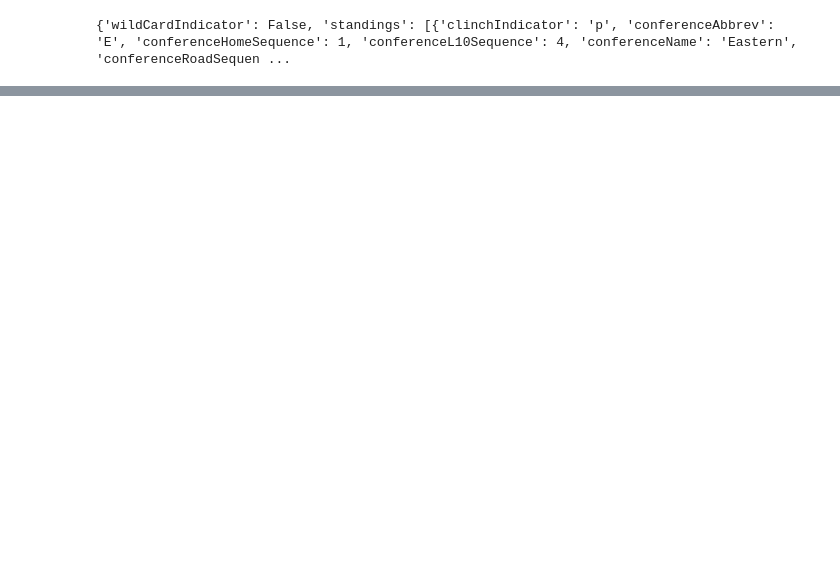
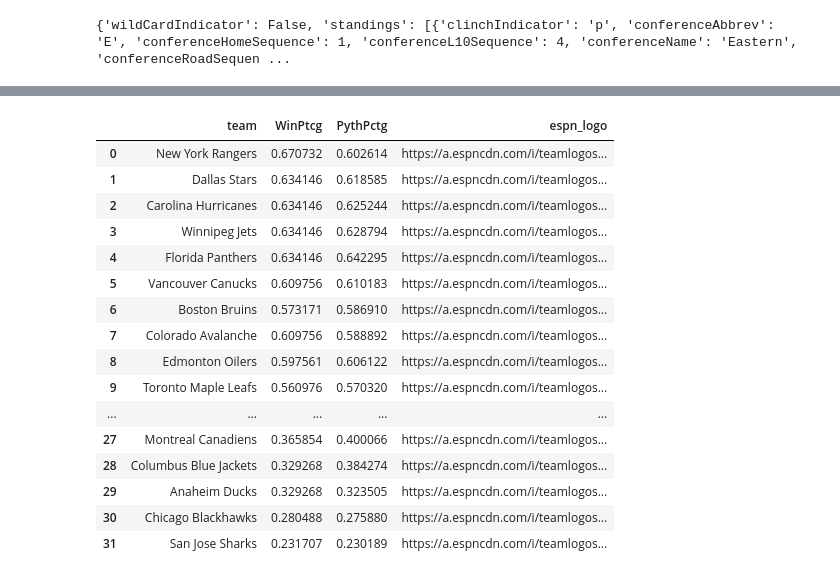
Before and after one commit to Nick3429/2025-NHL-Standings-Projections, a Jupyter notebook: standings.ipynb, the cells around one changed output, grey strips where cells are left out. Drawn from its saved outputs; the diff is of its cells as text; code cells hidden in the pictures; blank space fills up the shorter version.

```diff
--- a/standings.ipynb
+++ b/standings.ipynb
@@ -176,0 +271,20 @@ team_info_dict
+# %%
+NHL_teams[['team','WinPtcg','PythPctg','espn_logo']]
+# %% [output]
+|  | team | WinPtcg | PythPctg | espn_logo |
+| 0 | New York Rangers | 0.670732 | 0.602614 | https://a.espncdn.com/i/teamlogos... |
+| 1 | Dallas Stars | 0.634146 | 0.618585 | https://a.espncdn.com/i/teamlogos... |
+| 2 | Carolina Hurricanes | 0.634146 | 0.625244 | https://a.espncdn.com/i/teamlogos... |
+| 3 | Winnipeg Jets | 0.634146 | 0.628794 | https://a.espncdn.com/i/teamlogos... |
+| 4 | Florida Panthers | 0.634146 | 0.642295 | https://a.espncdn.com/i/teamlogos... |
+| 5 | Vancouver Canucks | 0.609756 | 0.610183 | https://a.espncdn.com/i/teamlogos... |
+| 6 | Boston Bruins | 0.573171 | 0.586910 | https://a.espncdn.com/i/teamlogos... |
+| 7 | Colorado Avalanche | 0.609756 | 0.588892 | https://a.espncdn.com/i/teamlogos... |
+| 8 | Edmonton Oilers | 0.597561 | 0.606122 | https://a.espncdn.com/i/teamlogos... |
+| 9 | Toronto Maple Leafs | 0.560976 | 0.570320 | https://a.espncdn.com/i/teamlogos... |
+| ... | ... | ... | ... | ... |
+| 27 | Montreal Canadiens | 0.365854 | 0.400066 | https://a.espncdn.com/i/teamlogos... |
+| 28 | Columbus Blue Jackets | 0.329268 | 0.384274 | https://a.espncdn.com/i/teamlogos... |
+| 29 | Anaheim Ducks | 0.329268 | 0.323505 | https://a.espncdn.com/i/teamlogos... |
+| 30 | Chicago Blackhawks | 0.280488 | 0.275880 | https://a.espncdn.com/i/teamlogos... |
+| 31 | San Jose Sharks | 0.231707 | 0.230189 | https://a.espncdn.com/i/teamlogos... |
```
Also changed, not shown: parts of 19 cells of this notebook, 2 other files.
